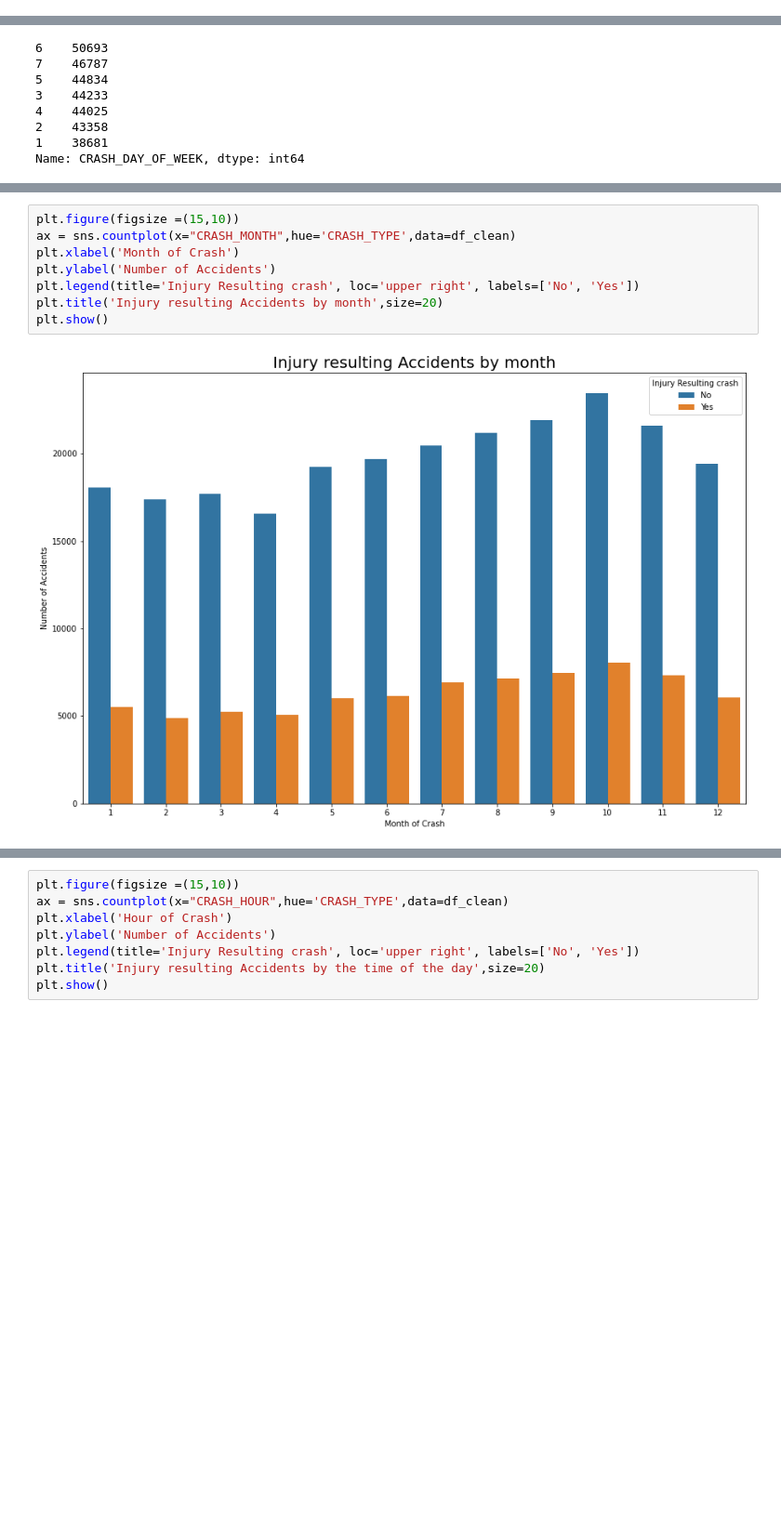
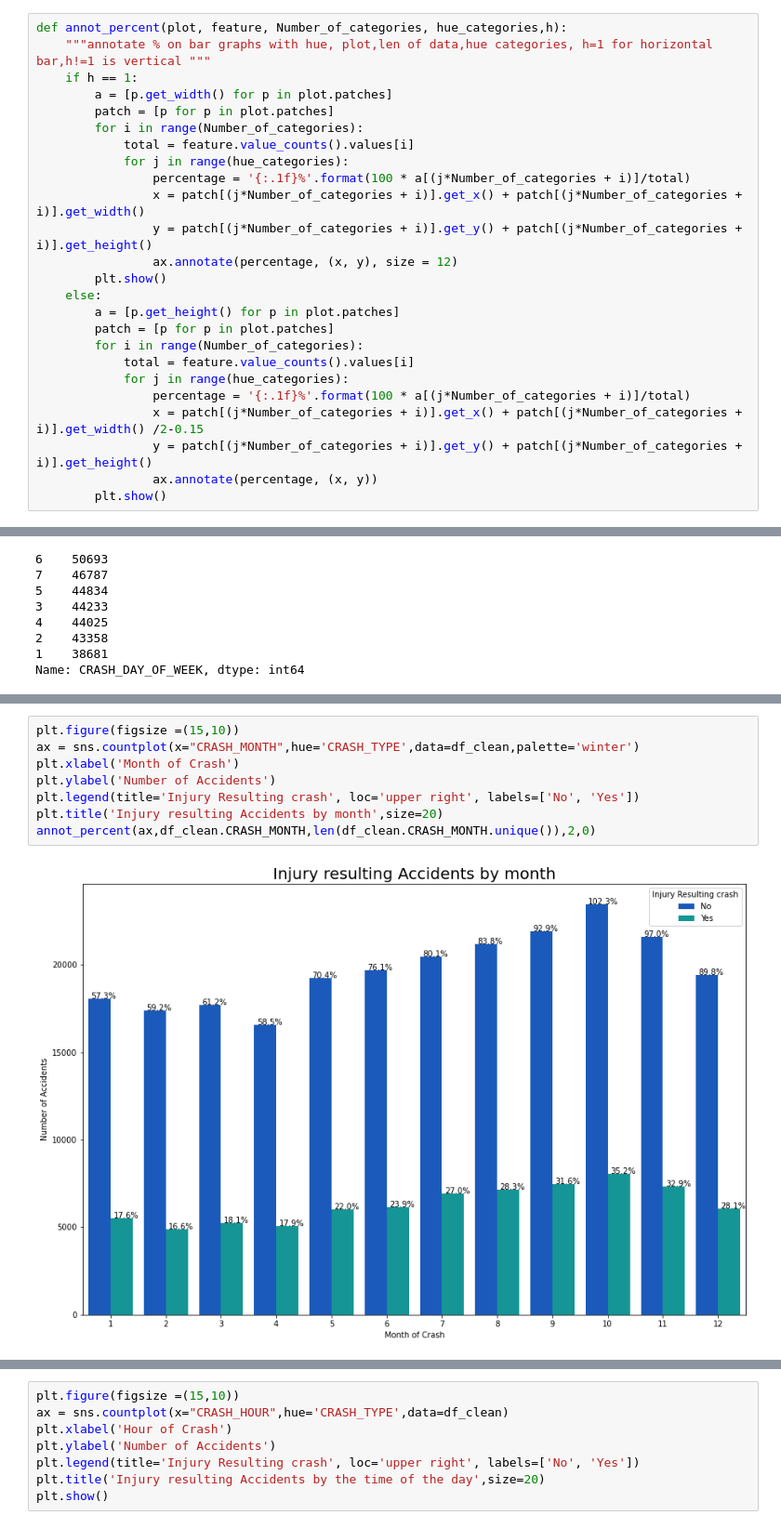
Before and after one commit to naik-sachin/Project_Chicago_car_crash_analysis-, a Jupyter notebook: EDA and modelling.ipynb, the cells around one changed output, grey strips where cells are left out. Shown at 93% size. Drawn from its saved outputs; the diff is of its cells as text; blank space fills up the shorter version.

Commit message:
add patches on bar

```diff
--- a/EDA and modelling.ipynb
+++ b/EDA and modelling.ipynb
@@ -40,6 +40,31 @@ def bargraph (xColumn,yColumn,str):
     plt.xlabel("Number of accidents", size=20)
     plt.xticks(size=15)
     plt.yticks(size=15)
+# %%
+def annot_percent(plot, feature, Number_of_categories, hue_categories,h):
+    """annotate % on bar graphs with hue, plot,len of data,hue categories, h=1 for horizontal bar,h!=1 is vertical """
+    if h == 1:
+        a = [p.get_width() for p in plot.patches]
+        patch = [p for p in plot.patches]
+        for i in range(Number_of_categories):
+            total = feature.value_counts().values[i]
+            for j in range(hue_categories):
+                percentage = '{:.1f}%'.format(100 * a[(j*Number_of_categories + i)]/total)
+                x = patch[(j*Number_of_categories + i)].get_x() + patch[(j*Number_of_categories + i)].get_width()
+                y = patch[(j*Number_of_categories + i)].get_y() + patch[(j*Number_of_categories + i)].get_height()
+                ax.annotate(percentage, (x, y), size = 12)
+        plt.show()
+    else:
+        a = [p.get_height() for p in plot.patches]
+        patch = [p for p in plot.patches]
+        for i in range(Number_of_categories):
+            total = feature.value_counts().values[i]
+            for j in range(hue_categories):
+                percentage = '{:.1f}%'.format(100 * a[(j*Number_of_categories + i)]/total)
+                x = patch[(j*Number_of_categories + i)].get_x() + patch[(j*Number_of_categories + i)].get_width() /2-0.15
+                y = patch[(j*Number_of_categories + i)].get_y() + patch[(j*Number_of_categories + i)].get_height()
+                ax.annotate(percentage, (x, y))
+        plt.show()
 # %% [markdown]
 # Data Exploration
 # %%
@@ -382,10 +383,10 @@ with_hue(ax,df_clean.CRASH_DAY_OF_WEEK,len(df_clean.CRASH_DAY_OF_WEEK.unique()),
 # %%
 plt.figure(figsize =(15,10))
-ax = sns.countplot(x="CRASH_MONTH",hue='CRASH_TYPE',data=df_clean)
+ax = sns.countplot(x="CRASH_MONTH",hue='CRASH_TYPE',data=df_clean,palette='winter')
 plt.xlabel('Month of Crash')
 plt.ylabel('Number of Accidents')
 plt.legend(title='Injury Resulting crash', loc='upper right', labels=['No', 'Yes'])
 plt.title('Injury resulting Accidents by month',size=20)
-plt.show()
+annot_percent(ax,df_clean.CRASH_MONTH,len(df_clean.CRASH_MONTH.unique()),2,0)
 # %% [output]
-[figure, old version]
+[figure, new version]
```
Also changed, not shown: parts of 7 cells of this notebook.
